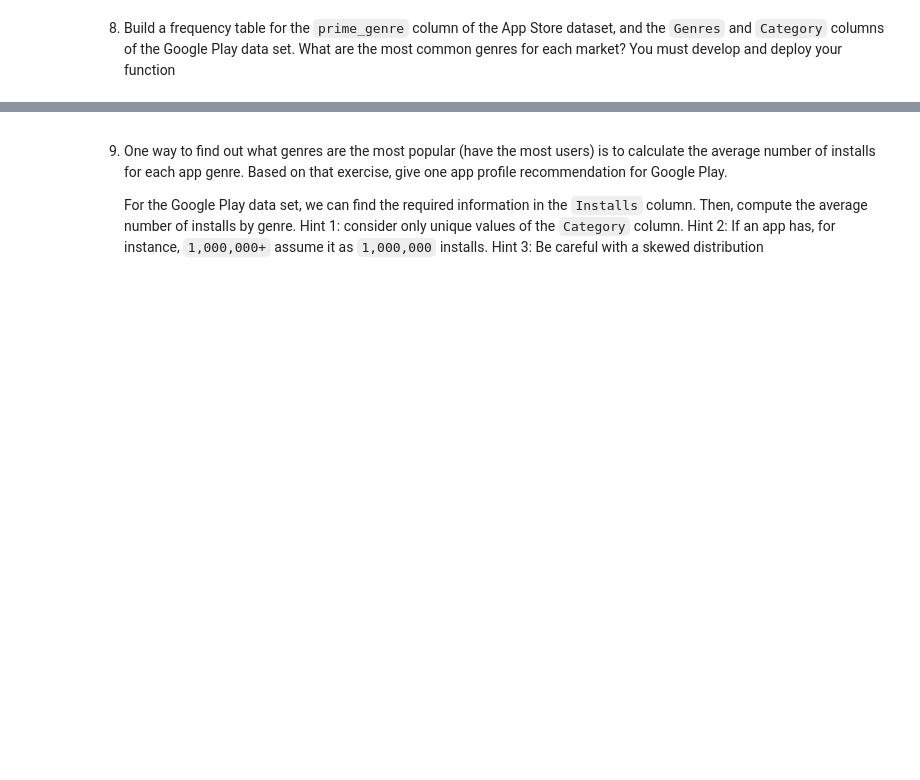
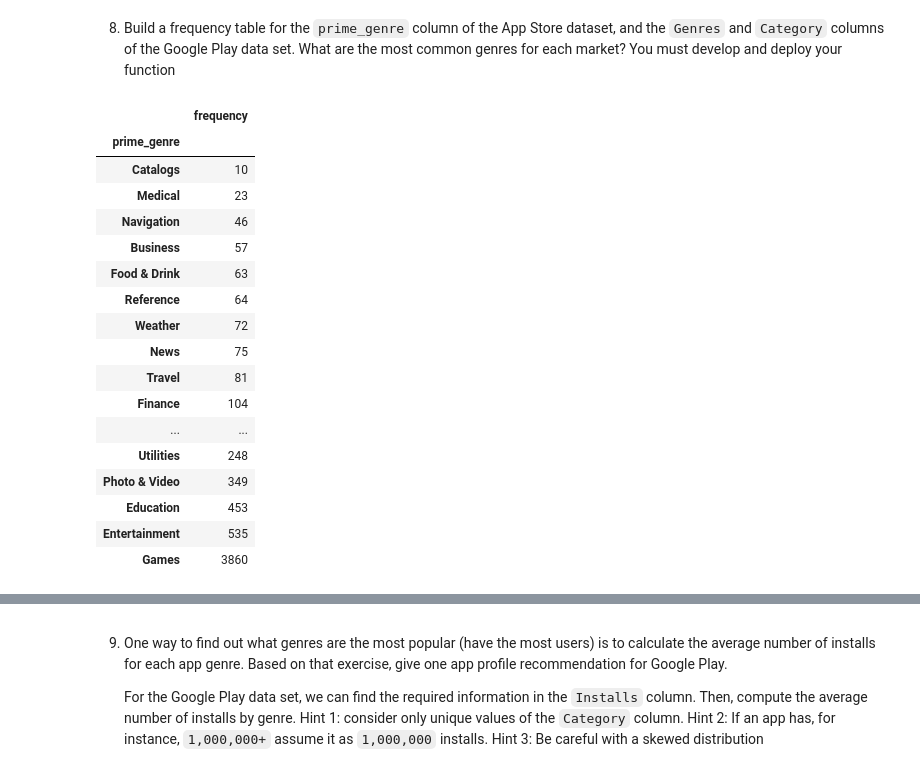
Before and after one commit to qlab-intro-python/tarea-3-joshua-jorge, a Jupyter notebook: tarea_3_plantilla.ipynb, the cells around one changed output, grey strips where cells are left out. Cells and saved outputs as stored; diff of their text form; code cells hidden in the pictures; blank space fills up the shorter version.

```diff
--- a/tarea_3_plantilla.ipynb
+++ b/tarea_3_plantilla.ipynb
@@ -255,0 +269,2 @@ dataset_list[1][0]
+# %%
+apple_dataset['price'] = apple_dataset['price'].replace('$', '').astype(float)
@@ -261,0 +329,22 @@ dataset_list[1][0]
+# %%
+# Solutiona
+apple_dataset.groupby('prime_genre')[['prime_genre']].agg('count').rename(columns={'prime_genre': 'frequency'}).sort_values(by='frequency')
+# %% [output]
+|  | frequency |
+| prime_genre |  |
+| Catalogs | 10 |
+| Medical | 23 |
+| Navigation | 46 |
+| Business | 57 |
+| Food & Drink | 63 |
+| Reference | 64 |
+| Weather | 72 |
+| News | 75 |
+| Travel | 81 |
+| Finance | 104 |
+| ... | ... |
+| Utilities | 248 |
+| Photo & Video | 349 |
+| Education | 453 |
+| Entertainment | 535 |
+| Games | 3860 |
```
Also changed, not shown: parts of 25 cells of this notebook.
